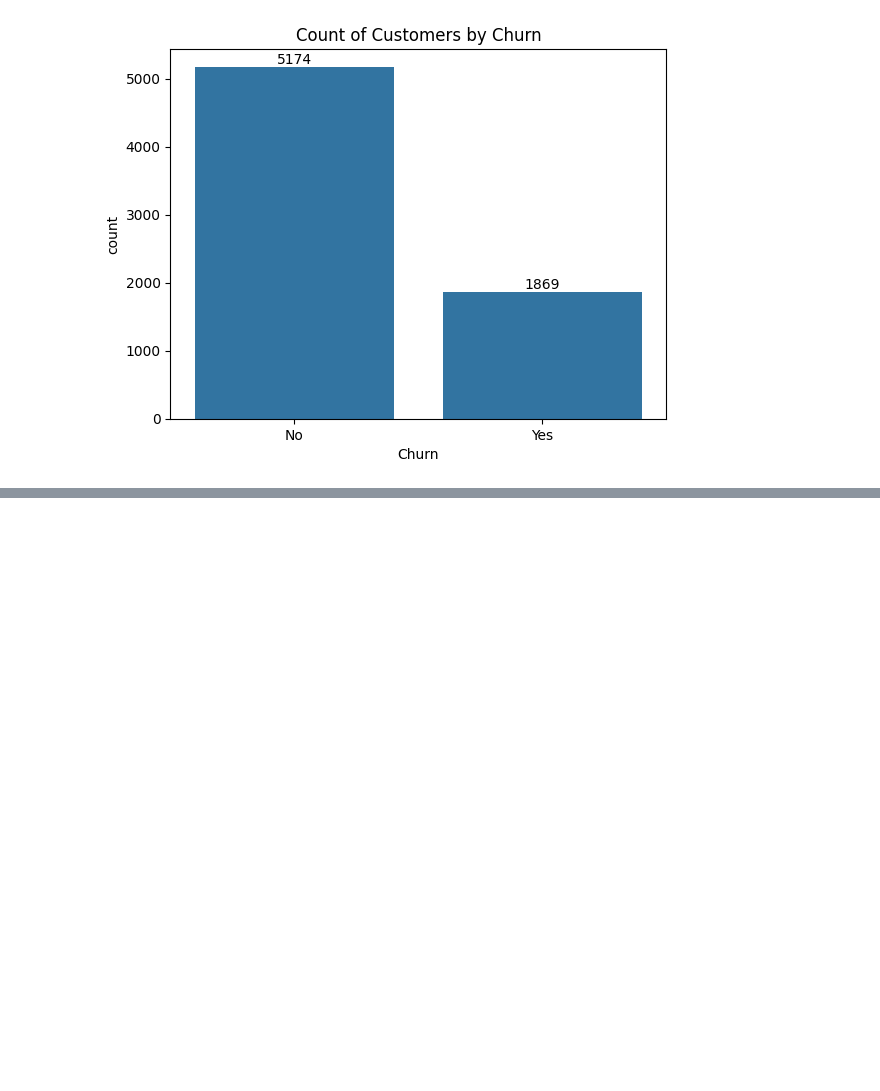
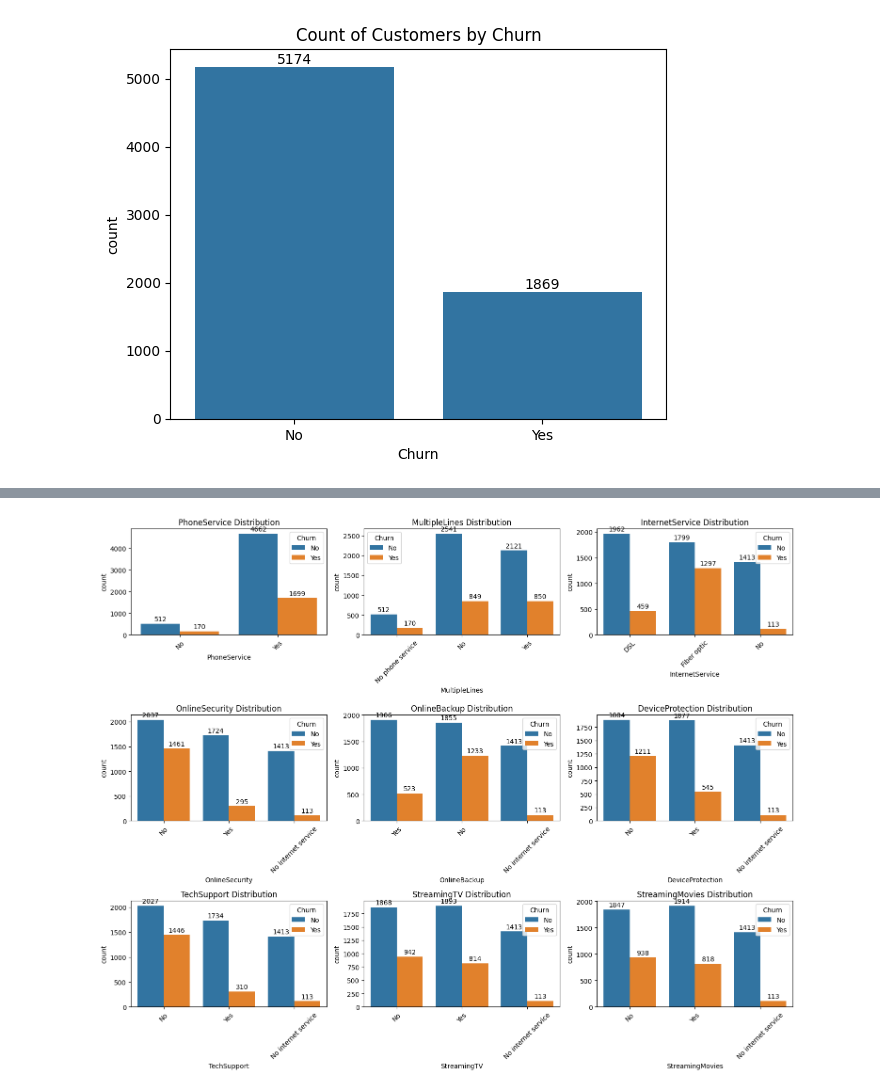
Before and after one commit to raghu9189/python-programming, a Jupyter notebook: practice-projects/churn-analysis.ipynb, the cells around one changed output, grey strips where cells are left out. Saved outputs shown, nothing was run; the diff lists cells and outputs as text; code cells hidden in the pictures; blank space fills up the shorter version.

```diff
--- a/practice-projects/churn-analysis.ipynb
+++ b/practice-projects/churn-analysis.ipynb
@@ -82,0 +117,38 @@ plt.show()
+# %%
+import matplotlib.pyplot as plt
+import seaborn as sns
+
+cols = [
+    'PhoneService',
+    'MultipleLines',
+    'InternetService',
+    'OnlineSecurity',
+    'OnlineBackup',
+    'DeviceProtection',
+    'TechSupport',
+    'StreamingTV',
+    'StreamingMovies'
+]
+
+fig, axes = plt.subplots(3, 3, figsize=(15, 12))
+
+for ax, col in zip(axes.flat, cols):
+
+    sns.countplot(
+        data=df,
+        x=col,
+        hue='Churn',
+        ax=ax
+    )
+
+    ax.set_title(f'{col} Distribution')
+    ax.tick_params(axis='x', rotation=45)
+
+    # Add count labels
+    for container in ax.containers:
+        ax.bar_label(container, fmt='%d', padding=2)
+
+plt.tight_layout()
+plt.show()
+# %% [output]
+[figure, added]
```
Also changed, not shown: parts of 6 cells of this notebook.
